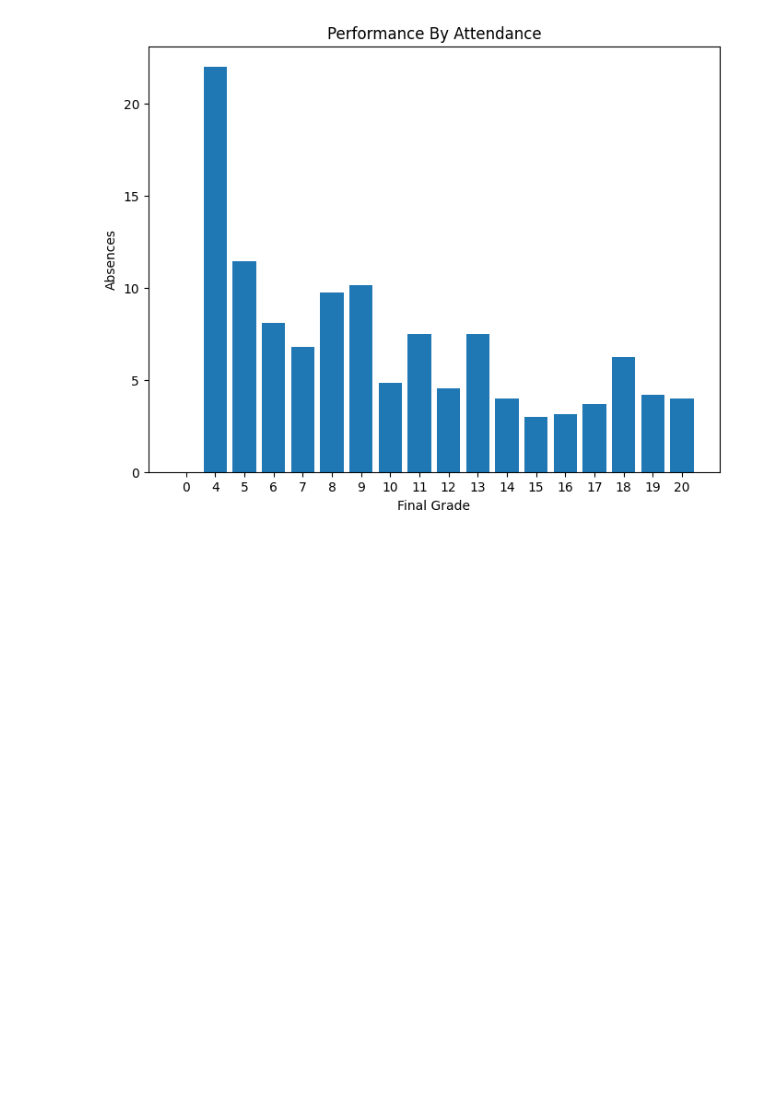
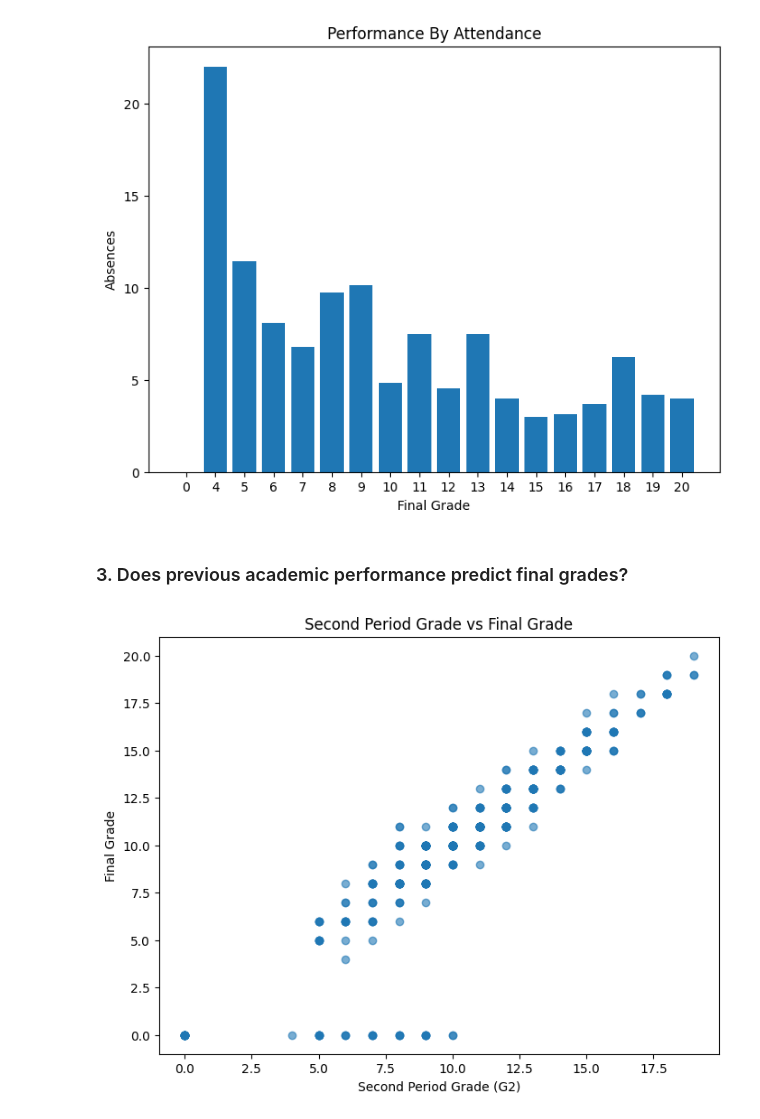
Before and after one commit to tingly-amua/Student-Performance-Analysis, a Jupyter notebook: EDA.ipynb, the cells around one changed output. Saved outputs shown, nothing was run; the diff lists cells and outputs as text; code cells hidden in the pictures; blank space fills up the shorter version.

Commit message:
predict final grade using previous performance

```diff
--- a/EDA.ipynb
+++ b/EDA.ipynb
@@ -438,3 +438,19 @@ plt.title('Performance By Attendance')
 plt.show()
 # %% [output]
 [figure]
+# %% [markdown]
+### 3. Does previous academic performance predict final grades?
+# %%
+import matplotlib.pyplot as plt
+
+plt.figure(figsize=(8, 6))
+
+plt.scatter(math_df['G2'], math_df['final_grade'], alpha=0.6)
+
+plt.xlabel('Second Period Grade (G2)')
+plt.ylabel('Final Grade')
+plt.title('Second Period Grade vs Final Grade')
+
+plt.show()
+# %% [output]
+[figure, added]
```
Also changed, not shown: parts of 3 cells of this notebook.
